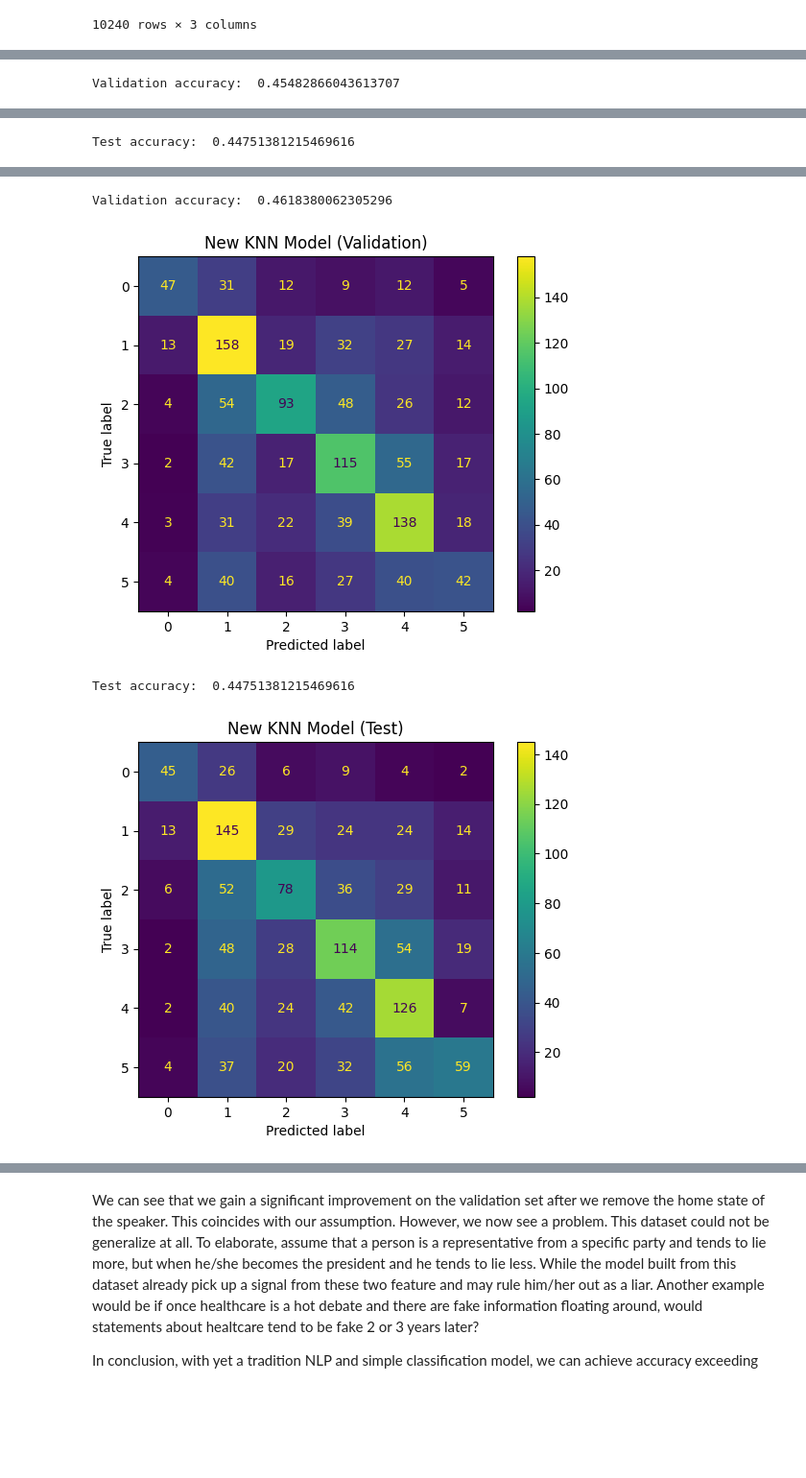
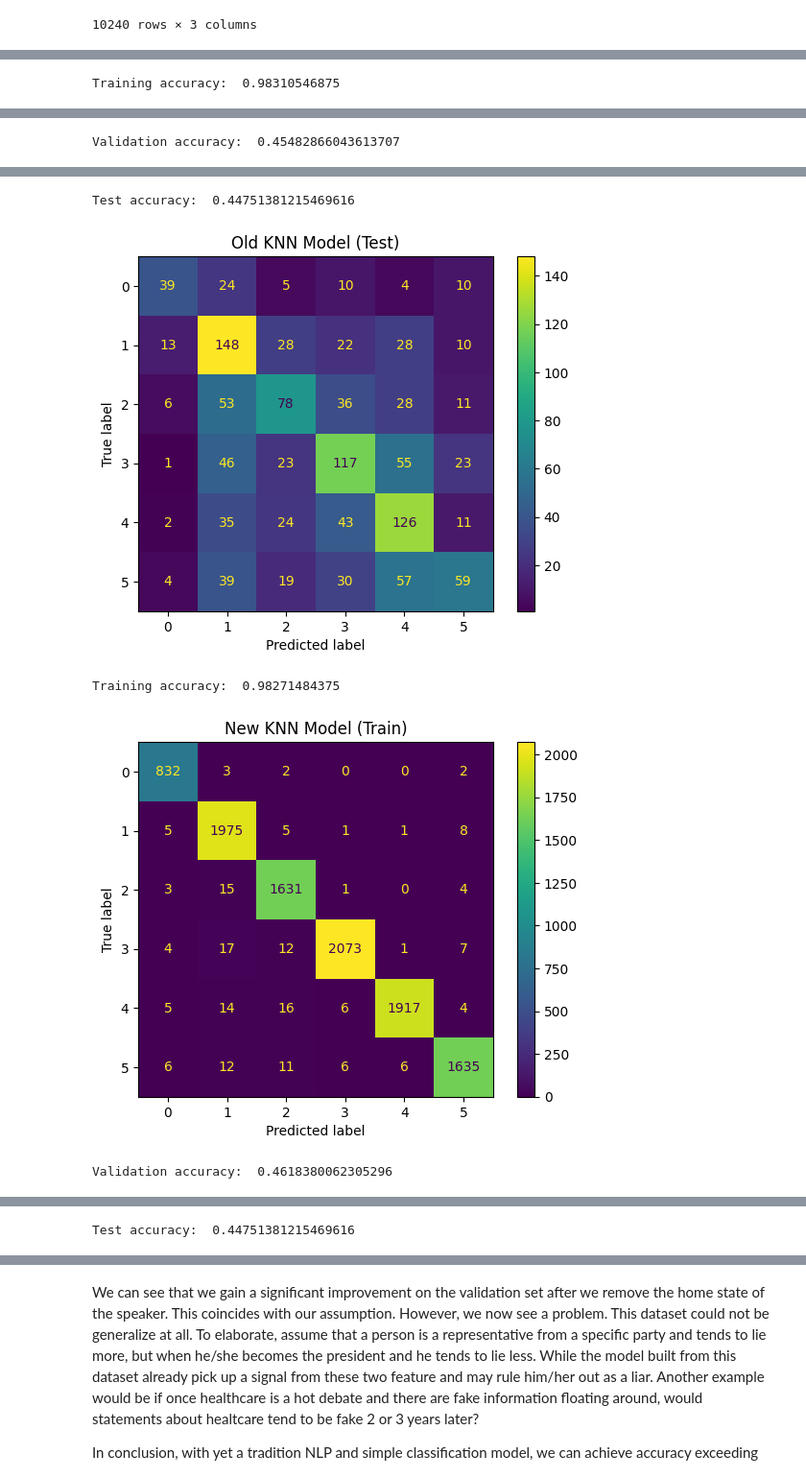
Before and after one commit to TanatPi/ESWD-Term-Project, a Jupyter notebook: true-false-news-classification-eswd-term-project.ipynb, the cells around one changed output, grey strips where cells are left out. Shown: that part at 96% size. Cells and saved outputs as stored; diff of their text form; code cells hidden in the pictures; blank space fills up the shorter version.

```diff
--- a/true-false-news-classification-eswd-term-project.ipynb
+++ b/true-false-news-classification-eswd-term-project.ipynb
@@ -803,15 +808,18 @@ if BuildKNN:
 if BuildKNN:
     # scale down the range to find the most optimal k
     k_range = list(range(70, 90,1))
+    scores_train = []
     scores = []
     scores2 = []
     score_cv = []
     for i in k_range:
         knn = KNeighborsClassifier(n_neighbors=i,weights = 'distance')
         knn.fit(X_train, y_train)
+        y_pred_t = knn.predict(X_train)
         y_pred = knn.predict(X_v)
         y_pred2 = knn.predict(X_test)
         cv_scores = cross_val_score(knn, X_train, y_train.iloc[:,label], cv=5)
+        scores_train.append(metrics.accuracy_score(y_train.iloc[:,label], y_pred_t[:,label]))
         scores.append(metrics.accuracy_score(y_v.iloc[:,label], y_pred[:,label]))
         score_cv.append(cv_scores.mean())
         scores2.append(metrics.accuracy_score(y_test.iloc[:,label], y_pred2[:,label]))
@@ -872,15 +881,18 @@ from sklearn.linear_model import LogisticRegression
 if BuildLR:
     order_range = np.arange(-4,1,1)
     c_range = 10.0**order_range
+    scoreslr_train = []
     scoreslr = []
     scoreslr2 = []
     score_cvlr = []
     for c in c_range:
-        logreg = LogisticRegression(random_state=0,C=c,max_iter = 1000)
+        logreg = LogisticRegression(random_state=0,C=c,max_iter = 3000)
         logreg.fit(X_train, y_train.iloc[:,label])
+        y_pred_t = logreg.predict(X_train)
         y_pred = logreg.predict(X_test)
         y_pred_v = logreg.predict(X_v)
         cv_scores = cross_val_score(logreg, X_train, y_train.iloc[:,label], cv=2)
+        scoreslr_train.append(metrics.accuracy_score(y_train.iloc[:,label], y_pred_t))
         scoreslr.append(metrics.accuracy_score(y_test.iloc[:,label], y_pred))
         scoreslr2.append(metrics.accuracy_score(y_v.iloc[:,label], y_pred_v))
         score_cvlr.append(cv_scores.mean())
@@ -951,16 +964,19 @@ X_test2 = X_test.drop(columns = drop)
 BuildfinalKNN = True
 # %%
 if BuildfinalKNN:
-    k_range = list(range(1, 180,20))
+    k_range = list(range(1, 182,20))
+    scores_train_final = []
     scores_final = []
     scores2_final = []
     score_cv_final = []
     for i in k_range:
         knn = KNeighborsClassifier(n_neighbors=i,weights = 'distance')
         knn.fit(X_train2, y_train)
+        y_pred_t = knn.predict(X_train2)
         y_pred = knn.predict(X_v2)
         y_pred2 = knn.predict(X_test2)
         cv_scores = cross_val_score(knn, X_train2, y_train.iloc[:,label], cv=5)
+        scores_train_final.append(metrics.accuracy_score(y_train.iloc[:,label], y_pred_t[:,label]))
         scores_final.append(metrics.accuracy_score(y_v.iloc[:,label], y_pred[:,label]))
         score_cv_final.append(cv_scores.mean())
         scores2_final.append(metrics.accuracy_score(y_test.iloc[:,label], y_pred2[:,label]))
@@ -989,15 +1007,18 @@ if BuildfinalKNN:
 if BuildfinalKNN:
     # scale down the range to find the most optimum k
     k_range = list(range(70, 90, 1))
+    scores_train_final = []
     scores_final = []
     scores2_final = []
     score_cv_final = []
     for i in k_range:
         knn = KNeighborsClassifier(n_neighbors=i,weights = 'distance')
         knn.fit(X_train2, y_train)
+        y_pred_t = knn.predict(X_train2)
         y_pred = knn.predict(X_v2)
         y_pred2 = knn.predict(X_test2)
         cv_scores = cross_val_score(knn, X_train2, y_train.iloc[:,label], cv=5)
+        scores_train_final.append(metrics.accuracy_score(y_train.iloc[:,label], y_pred_t[:,label]))
         scores_final.append(metrics.accuracy_score(y_v.iloc[:,label], y_pred[:,label]))
         score_cv_final.append(cv_scores.mean())
         scores2_final.append(metrics.accuracy_score(y_test.iloc[:,label], y_pred2[:,label]))
@@ -1040,11 +1062,18 @@ if BuildfinalKNN:
     knn.fit(X_train, y_train)
     y_pred = knn.predict(X_test)
     y_pred2 = knn.predict(X_v)
+    y_pred3 = knn.predict(X_train)
     cm1 = confusion_matrix(y_test.iloc[:,label],y_pred[:,label], labels=knn.classes_[label])
     cm2 = confusion_matrix(y_v.iloc[:,label],y_pred2[:,label], labels=knn.classes_[label])
-    print("Validation accuracy: ", metrics.accuracy_score(y_v.iloc[:,label], y_pred2[:,label]))
+    cm3 = confusion_matrix(y_train.iloc[:,label],y_pred3[:,label], labels=knn.classes_[label])
     disp1 = ConfusionMatrixDisplay(confusion_matrix=cm1,display_labels=knn.classes_[label])
     disp2 = ConfusionMatrixDisplay(confusion_matrix=cm2,display_labels=knn.classes_[label])
+    disp3 = ConfusionMatrixDisplay(confusion_matrix=cm3,display_labels=knn.classes_[label])
+    print("Training accuracy: ", metrics.accuracy_score(y_train.iloc[:,label], y_pred3[:,label]))
+    disp3.plot()
+    plt.title('Old KNN Model (Train)')
+    plt.show()
+    print("Validation accuracy: ", metrics.accuracy_score(y_v.iloc[:,label], y_pred2[:,label]))
     disp2.plot()
     plt.title('Old KNN Model (Validation)')
     plt.show()
@@ -1059,11 +1088,18 @@ if BuildfinalKNN:
     knn.fit(X_train2, y_train)
     y_pred = knn.predict(X_test2)
     y_pred2 = knn.predict(X_v2)
+    y_pred3 = knn.predict(X_train2)
     cm1 = confusion_matrix(y_test.iloc[:,label],y_pred[:,label], labels=knn.classes_[label])
     cm2 = confusion_matrix(y_v.iloc[:,label],y_pred2[:,label], labels=knn.classes_[label])
-    print("Validation accuracy: ", metrics.accuracy_score(y_v.iloc[:,label], y_pred2[:,label]))
+    cm3 = confusion_matrix(y_train.iloc[:,label],y_pred3[:,label], labels=knn.classes_[label])
     disp1 = ConfusionMatrixDisplay(confusion_matrix=cm1,display_labels=knn.classes_[label])
     disp2 = ConfusionMatrixDisplay(confusion_matrix=cm2,display_labels=knn.classes_[label])
+    disp3 = ConfusionMatrixDisplay(confusion_matrix=cm3,display_labels=knn.classes_[label])
+    print("Training accuracy: ", metrics.accuracy_score(y_train.iloc[:,label], y_pred3[:,label]))
+    disp3.plot()
+    plt.title('New KNN Model (Train)')
+    plt.show()
+    print("Validation accuracy: ", metrics.accuracy_score(y_v.iloc[:,label], y_pred2[:,label]))
     disp2.plot()
     plt.title('New KNN Model (Validation)')
     plt.show()
@@ -1072,4 +1108,4 @@ if BuildfinalKNN:
     plt.title('New KNN Model (Test)')
     plt.show()
 # %% [output]
-Validation accuracy:  0.45482866043613707
+Training accuracy:  0.98310546875
@@ -1077 +1113 @@ Validation accuracy:  0.45482866043613707
-Test accuracy:  0.44751381215469616
+Validation accuracy:  0.45482866043613707
@@ -1079,4 +1115,5 @@ Test accuracy:  0.44751381215469616
-Validation accuracy:  0.4618380062305296
+Test accuracy:  0.44751381215469616
-[figure, old version]
+[figure, new version]
-Test accuracy:  0.44751381215469616
+Training accuracy:  0.98271484375
-[figure, old version]
+[figure, new version]
+Validation accuracy:  0.4618380062305296
@@ -1082,0 +1121 @@ Test accuracy:  0.44751381215469616
+Test accuracy:  0.44751381215469616
```
Also changed, not shown: parts of 13 cells of this notebook.
